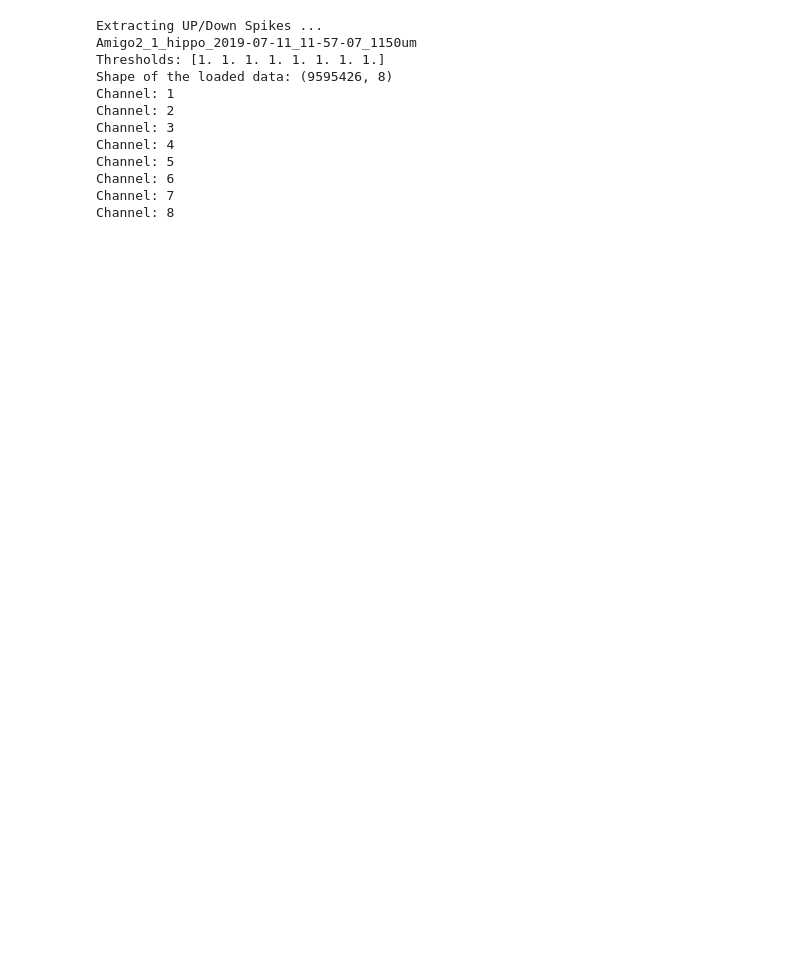
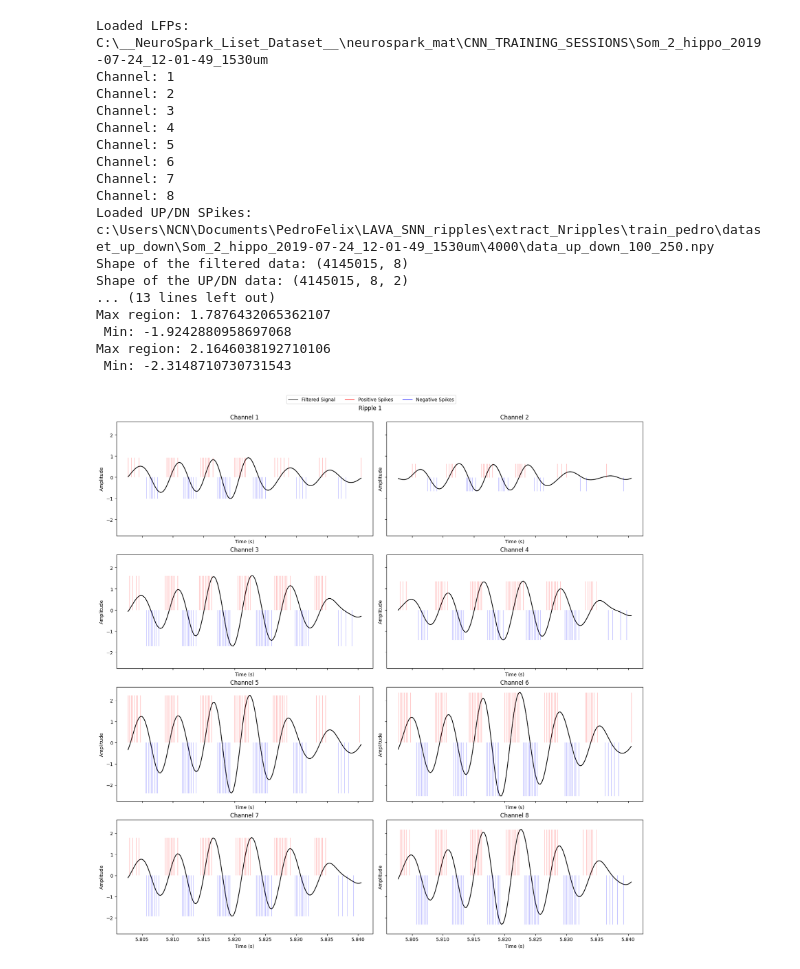
Before and after one commit to pedrofurrix/LAVA_SNN_ripples, a Jupyter notebook: extract_Nripples/visualize_dataset.ipynb, the cells around one changed output. Drawn from its saved outputs; the diff is of its cells as text; code cells hidden in the pictures; blank space fills up the shorter version.

```diff
--- a/extract_Nripples/visualize_dataset.ipynb
+++ b/extract_Nripples/visualize_dataset.ipynb
@@ -6,15 +2,0 @@ WARNING:tensorflow:From c:\Users\NCN\Miniconda3\envs\lava_snn_ripples\lib\site-p
-# %%
-spikified,filtered=make_up_down_nochunks(save=False)
-# %% [output]
-Extracting UP/Down Spikes ...
-Amigo2_1_hippo_2019-07-11_11-57-07_1150um
-Thresholds: [1. 1. 1. 1. 1. 1. 1. 1.]
-Shape of the loaded data: (9595426, 8)
-Channel: 1
-Channel: 2
-Channel: 3
-Channel: 4
-Channel: 5
-Channel: 6
-Channel: 7
-Channel: 8
@@ -20,0 +5,21 @@ Channel: 8
+# %%
+plot_channels(channels=[0,1,2,3,4,5,6,7],id=1,ripple=1,diff_plots=False)
+# %% [output]
+Loaded LFPs: C:\__NeuroSpark_Liset_Dataset__\neurospark_mat\CNN_TRAINING_SESSIONS\Som_2_hippo_2019-07-24_12-01-49_1530um
+Channel: 1
+Channel: 2
+Channel: 3
+Channel: 4
+Channel: 5
+Channel: 6
+Channel: 7
+Channel: 8
+Loaded UP/DN SPikes: c:\Users\NCN\Documents\PedroFelix\LAVA_SNN_ripples\extract_Nripples\train_pedro\dataset_up_down\Som_2_hippo_2019-07-24_12-01-49_1530um\4000\data_up_down_100_250.npy
+Shape of the filtered data: (4145015, 8)
+Shape of the UP/DN data: (4145015, 8, 2)
+... (13 lines left out)
+Max region: 1.7876432065362107
+ Min: -1.9242880958697068
+Max region: 2.1646038192710106
+ Min: -2.3148710730731543
+[figure, added]
```
Also changed, not shown: parts of 13 cells of this notebook, 4 other files.
